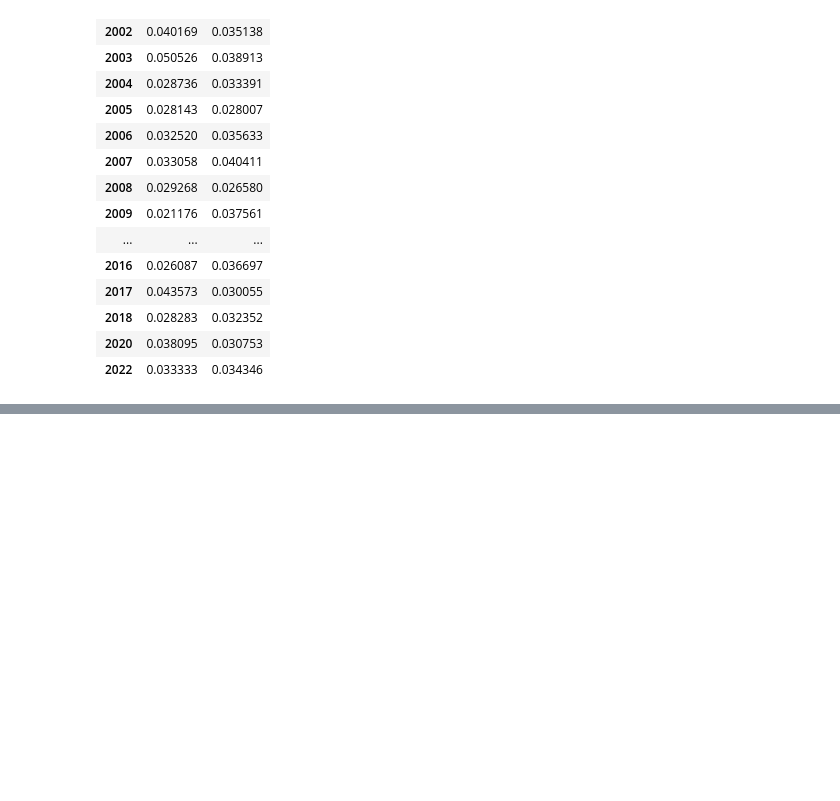
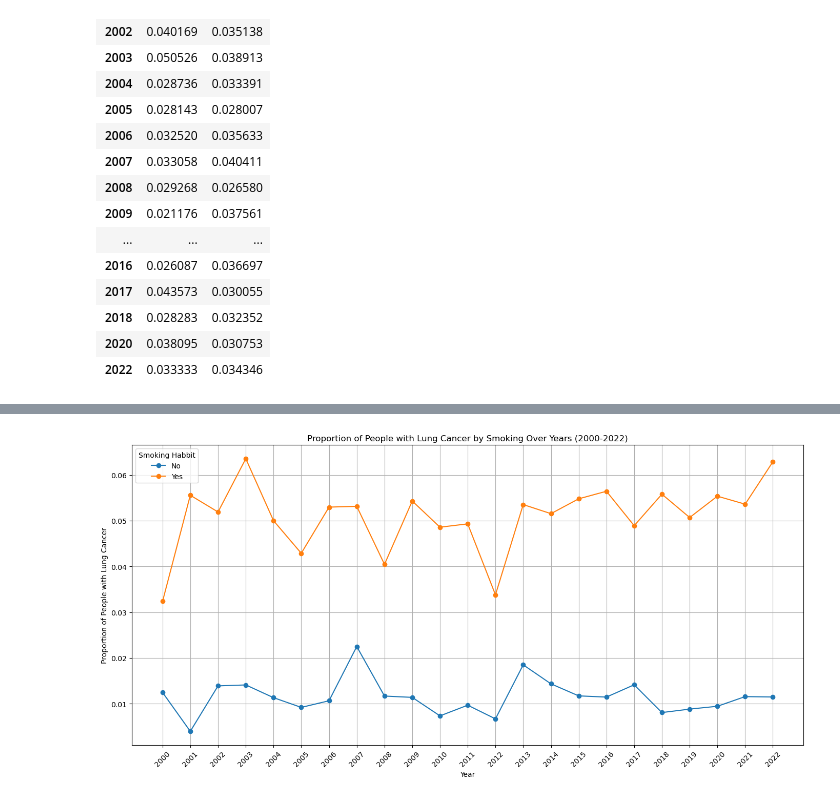
Before and after one commit to MIDS-at-Duke/uds-2024-flyingsloths, a Jupyter notebook: 02_Code/lifestyle.ipynb, the cells around one changed output, grey strips where cells are left out. Drawn from its saved outputs; the diff is of its cells as text; code cells hidden in the pictures; blank space fills up the shorter version.

```diff
--- a/02_Code/lifestyle.ipynb
+++ b/02_Code/lifestyle.ipynb
@@ -93,0 +120,8 @@ proportion_by_alc_year
+# %%
+def map_smoke(x):
+    if x == 30:
+        return "No"
+    elif x in [90, 00]:
+        return "Other"
+    else:
+        return "Yes"
@@ -93,0 +137,9 @@ proportion_by_alc_year
+# %%
+# Proportion of CNLUNG=1 by ALCSTAT1 year wise, line plot
+proportion_by_smk_year = (
+    df_2.loc[df_2["SMK"].isin(["Yes", "No"]), :]
+    .groupby(["YEAR", "SMK"])["CNLUNG"]
+    .apply(lambda x: (x == 2).mean())
+    .unstack()
+)
+proportion_by_smk_year
@@ -93,0 +165,24 @@ proportion_by_alc_year
+# %%
+# Plotting
+plt.figure(figsize=(14, 7))
+
+for smk in proportion_by_smk_year.columns:
+    label = smk
+    plt.plot(
+        proportion_by_smk_year.index,
+        proportion_by_smk_year[smk],
+        marker="o",
+        linestyle="-",
+        label=label,
+    )
+
+plt.title("Proportion of People with Lung Cancer by Smoking Over Years (2000-2022)")
+plt.xlabel("Year")
+plt.ylabel("Proportion of People with Lung Cancer")
+plt.legend(title="Smoking Habbit")
+plt.grid(True)
+plt.xticks(range(2000, 2023), rotation=45)
+plt.tight_layout()
+plt.show()
+# %% [output]
+[figure, added]
```
Also changed, not shown: parts of 5 cells of this notebook.
